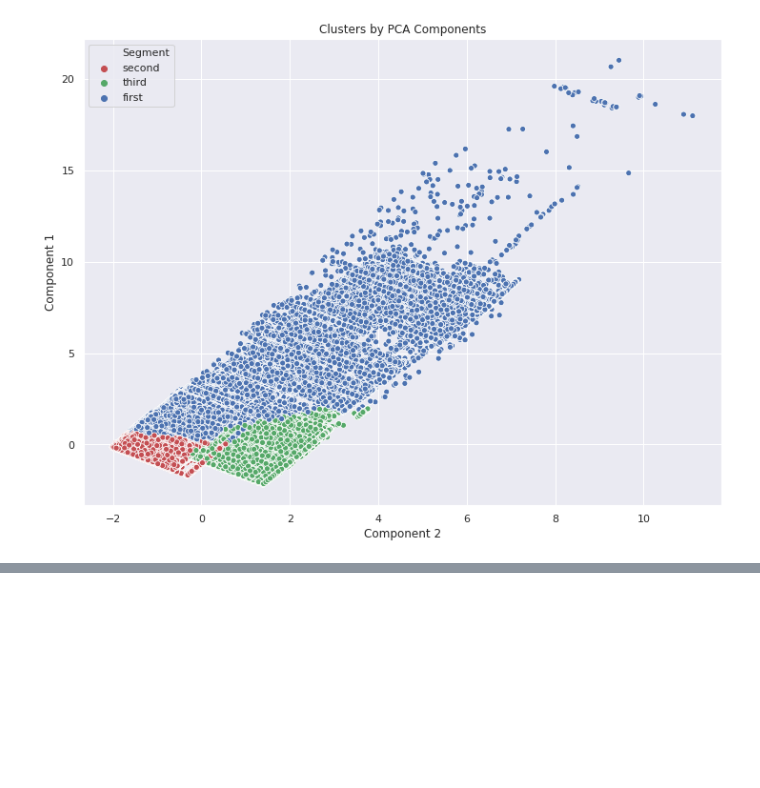
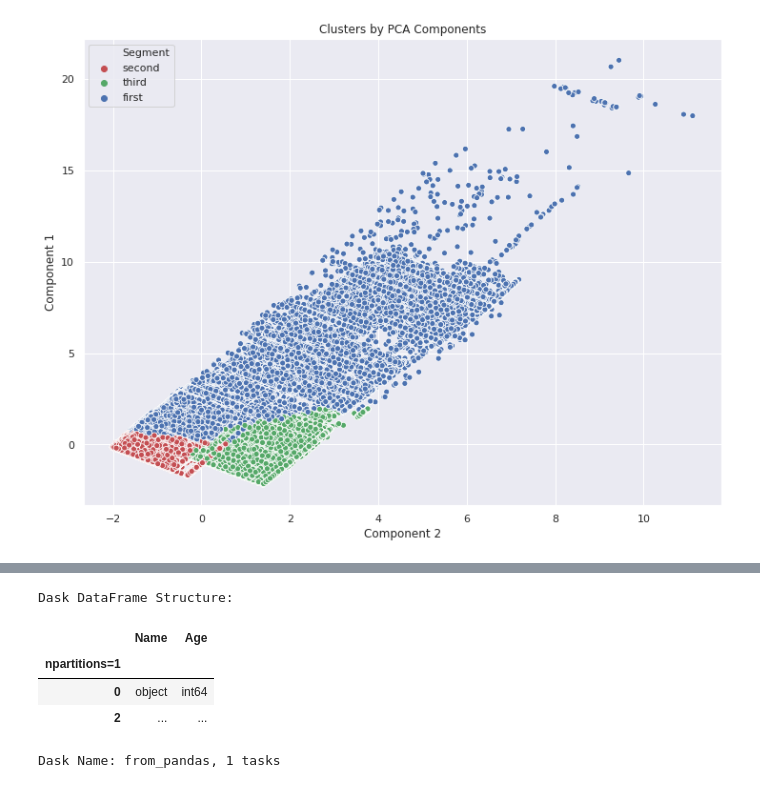
Before and after one commit to ddl-abishek/qe_dask, a Jupyter notebook: dspWorkflow/Dask_Clustering_K-Means_15_data.ipynb, the cells around one changed output, grey strips where cells are left out. Saved outputs shown, nothing was run; the diff lists cells and outputs as text; code cells hidden in the pictures; blank space fills up the shorter version.

Commit message:
Pushed from Domino: /u/abishek/qe_dask_GBP/runs/60fd27add3e0ab65f699e80d

```diff
--- a/dspWorkflow/Dask_Clustering_K-Means_15_data.ipynb
+++ b/dspWorkflow/Dask_Clustering_K-Means_15_data.ipynb
@@ -385,0 +392,9 @@ TypeError: __init__() missing 3 required positional arguments: 'name', 'meta', a
+# %%
+d_df1
+# %% [output]
+Dask DataFrame Structure:
+|  | Name | Age |
+| npartitions=1 |  |  |
+| 0 | object | int64 |
+| 2 | ... | ... |
+Dask Name: from_pandas, 1 tasks
```
Also changed, not shown: parts of 6 cells of this notebook, 3 other files.
